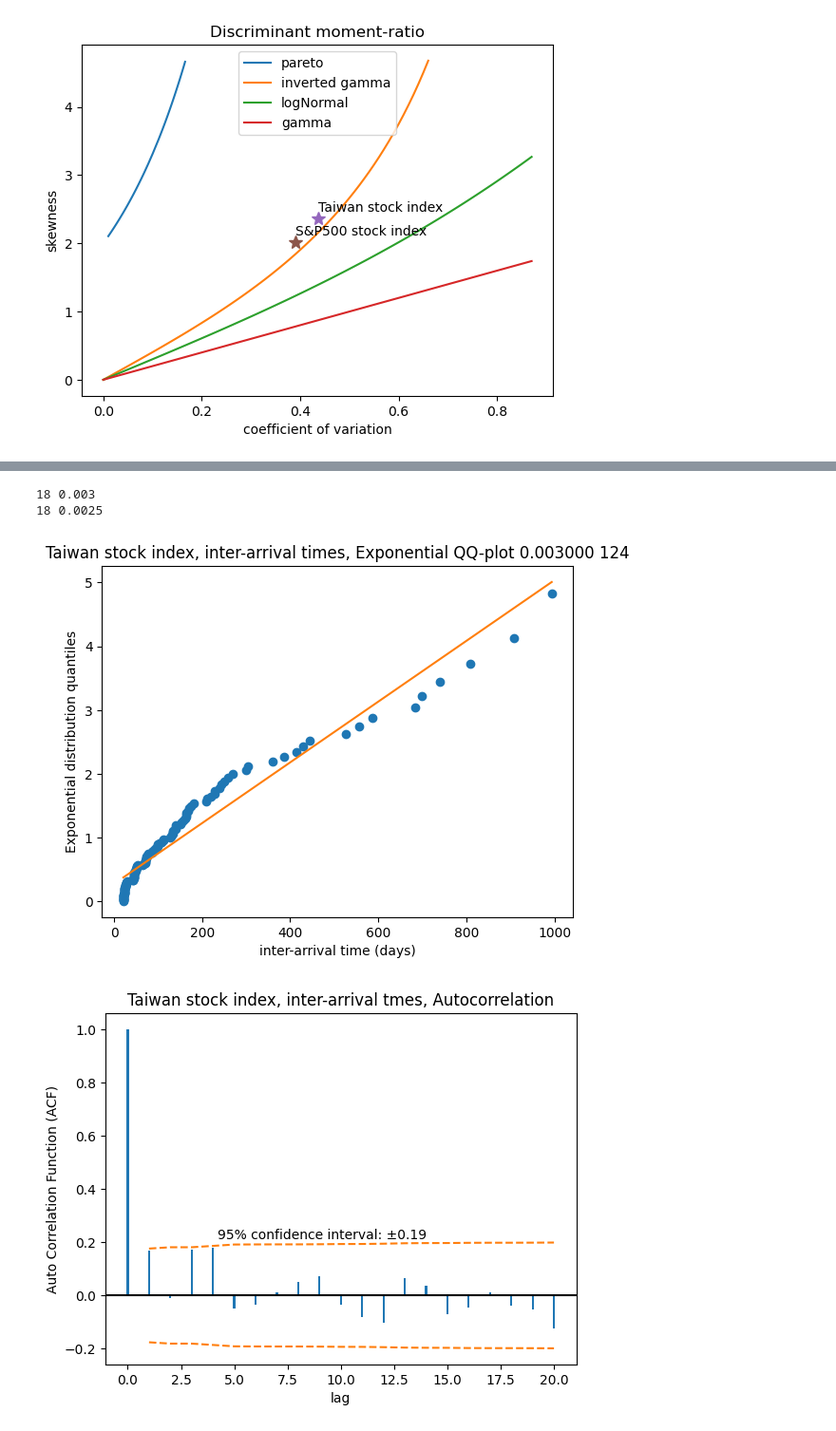
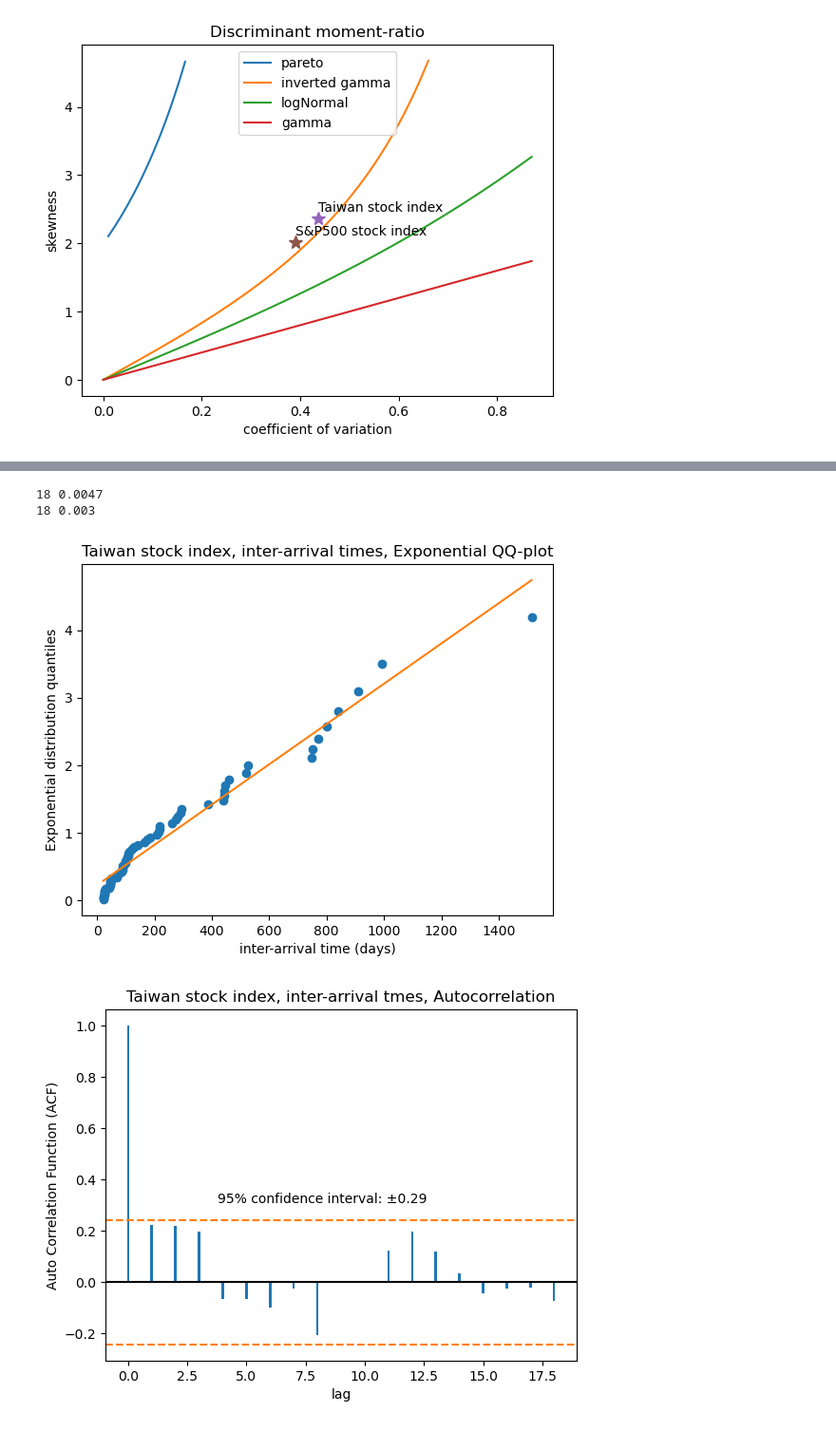
Before and after one commit to fumin/fumin.github.io, a Jupyter notebook: notes/statistics/taiex.ipynb, the cells around one changed output, grey strips where cells are left out. Shown at 95% size. Cells and saved outputs as stored; diff of their text form; code cells hidden in the pictures.

Commit message:
record test for stock market

```diff
--- a/notes/statistics/taiex.ipynb
+++ b/notes/statistics/taiex.ipynb
@@ -629,8 +648,8 @@ def analyzeRecordList(ass):
         ax.plot(rcs[metric].to_numpy(), rcs.numRecord.to_numpy(), "o", label="%s"%(analysis.name,))
     ax.legend()
     #ax.set_xscale("log")
-    ax.set_title("Record development %d"%(analysis.lag,))
-    ax.set_xlabel("days")
+    ax.set_title("Record development, %d day return"%(analysis.lag,))
+    ax.set_xlabel("data index")
     ax.set_ylabel("number of new records")
 
 
@@ -641,7 +660,7 @@ for lag in [18]: # range(1,21):
         analysis.name = "Taiwan stock index"
         analysis.fpath = "taiex.csv"
         analysis.lag = lag
-        analysis.tailCutoff = 0.003
+        analysis.tailCutoff = 0.0047
         analysis.positive = isPositive
         ass.append(analysis)
 
@@ -649,7 +668,7 @@ for lag in [18]: # range(1,21):
         analysis.name = "S&P500 stock index"
         analysis.fpath = "sp500.csv"
         analysis.lag = lag
-        analysis.tailCutoff = 0.0025
+        analysis.tailCutoff = 0.003
         analysis.positive = isPositive
         ass.append(analysis)
 
@@ -685,7 +810,10 @@ class Analysis:
 def getData(analysis):
     df = pandas.read_csv(analysis.fpath, dtype={'price': np.float64})
 
+    df = df.sort_values(by='date', ascending=True)
     df = df.iloc[::analysis.lag, :]
+
+    df = df.sort_values(by='date', ascending=False)
     df["returns"] = np.log(df.price / df.price.shift(-1))
     df.drop(df.tail(1).index,inplace=True)
 
@@ -694,13 +822,13 @@ def getData(analysis):
     df = df[(df.absreturn > analysis.lag*analysis.tailCutoff)]
 
     df["date"] = pandas.to_datetime(df.date)
-    df = df.sort_values(by='date', ascending=True)
 
     return df
 
 
 def analyzeArrival(analysis, df):
     # Compute inter-arrival times
+    df = df.sort_values(by='date', ascending=True)
     df["days"] = (df.date - df.date.shift(1)).dt.days
     df = df.iloc[1:]
 
@@ -743,61 +871,61 @@ def analyzeArrivalTime(ass):
         ax.plot(rcs.days.to_numpy(), rcs.exponLin.to_numpy())
         #ax.legend()
         #ax.set_xscale("log")
-        ax.set_title("%s, inter-arrival times, Exponential QQ-plot %f %d"%(analysis.name, analysis.tailCutoff, len(rcs)))
+        ax.set_title("%s, inter-arrival times, Exponential QQ-plot"%(analysis.name,))
         ax.set_xlabel("inter-arrival time (days)")
         ax.set_ylabel("Exponential distribution quantiles")
 
         quantities = [{"name": "inter-arrival tmes", "col": "days"}, {"name": "log returns", "col": "absreturn"}]
-        for q in quantities:
+        for q in quantities[:1]:
             vs = rcs.sort_values(by='date', ascending=True)[q["col"]]
 
             acs1 = [vs.autocorr(i) for i in range(int(10*np.log10(len(vs))))]
             confidence = 95
-            interval1 = scipy.stats.norm.ppf(1 - (1-confidence/100.0) / 2.0) * np.sqrt(1/len(vs)) * np.ones(len(acs1))
+            interval1 = scipy.stats.norm.ppf(1 - (1-confidence/100.0) / 2.0) * np.sqrt(1/len(vs))
 
             acs2, confint, qstat, pvals = statsmodels.tsa.stattools.acf(vs, alpha=1-confidence/100.0, qstat=True, fft=True)
             #print(acs2, confint, qstat, pvals)
             interval2 = (confint[1:, 1] - confint[1:, 0])/2
 
 
             fig, ax = plt.subplots(1, 1)
-            #ax.axhline(interval, linestyle="--", color="C1")
-            #ax.axhline(-interval, linestyle="--", color="C1")
-            ax.plot(np.arange(1, len(acs2), 1), interval2, linestyle="--", color="C1")
-            ax.plot(np.arange(1, len(acs2), 1), -interval2, linestyle="--", color="C1")
+            ax.axhline(interval1, linestyle="--", color="C1")
+            ax.axhline(-interval1, linestyle="--", color="C1")
+            #ax.plot(np.arange(1, len(acs2), 1), interval2, linestyle="--", color="C1")
+            #ax.plot(np.arange(1, len(acs2), 1), -interval2, linestyle="--", color="C1")
             #ax.plot(np.arange(0, len(acs1), 1), acs1, "o")
             ax.axhline(0, linestyle="-", color="black")
             ax.bar(np.arange(0, len(acs2), 1), acs2, width=0.1)
             itv = interval2[int(len(interval2)/2)]
             ax.text(len(acs2)/5, itv+0.02, ("%d%% confidence interval: ±%.2f"%(confidence, itv)))
             ax.set_title("%s, %s, Autocorrelation"%(analysis.name, q["name"]))
             ax.set_xlabel("lag")
             ax.set_ylabel("Auto Correlation Function (ACF)")
 
 
 ass = []
-lag = 18
-for tailCutoff in [0.003]: # np.arange(0.001, 0.02, 0.0001):
-    for isPositive in (False,):
-        analysis = Analysis()
-        analysis.name = "Taiwan stock index"
-        analysis.fpath = "taiex.csv"
-        analysis.lag = lag
-        analysis.tailCutoff = tailCutoff
-        analysis.positive = isPositive
-        ass.append(analysis)
+for lag in [18]:
+    for tailCutoff in [0.0047]: # np.arange(0.001, 0.0075, 0.0001):
+        for isPositive in (False,):
+            analysis = Analysis()
+            analysis.name = "Taiwan stock index"
+            analysis.fpath = "taiex.csv"
+            analysis.lag = lag
+            analysis.tailCutoff = tailCutoff
+            analysis.positive = isPositive
+            ass.append(analysis)
 
-        analysis = Analysis()
-        analysis.name = "S&P500 stock index"
-        analysis.fpath = "sp500.csv"
-        analysis.lag = lag
-        analysis.tailCutoff = 0.0025
-        analysis.positive = isPositive
-        ass.append(analysis)
+            analysis = Analysis()
+            analysis.name = "S&P500 stock index"
+            analysis.fpath = "sp500.csv"
+            analysis.lag = lag
+            analysis.tailCutoff = 0.003
+            analysis.positive = isPositive
+            ass.append(analysis)
 
 analyzeArrivalTime(ass)
 # %% [output]
+18 0.0047
 18 0.003
-18 0.0025
-[figure, old version]
+[figure, new version]
-[figure, old version]
+[figure, new version]
```
Also changed, not shown: parts of 6 cells of this notebook, 20 other files.
